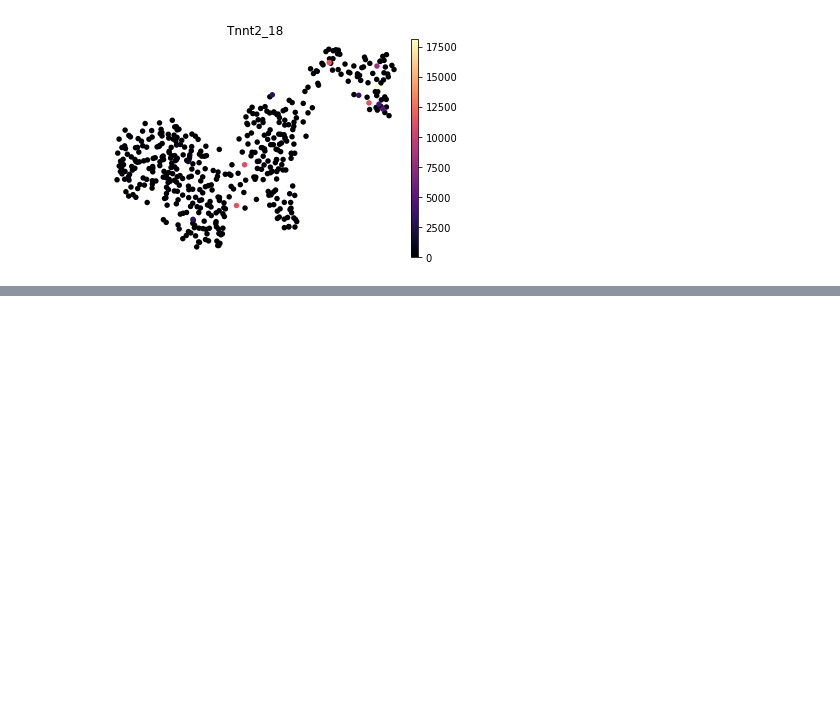
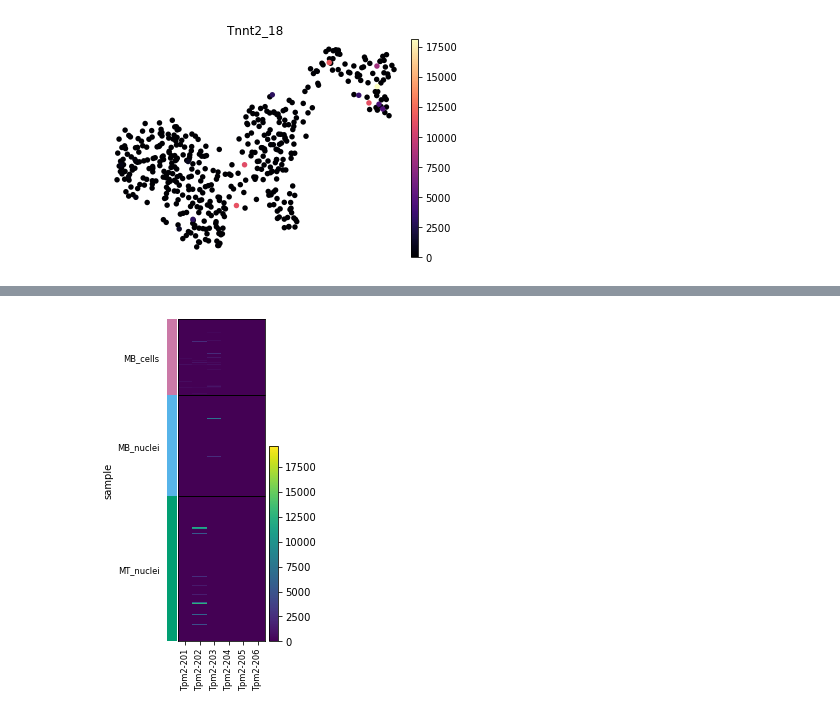
Before and after one commit to mortazavilab/swan_vis, a Jupyter notebook: tutorials/scanpy_compatibility.ipynb, the cells around one changed output, grey strips where cells are left out. Cells and saved outputs as stored; diff of their text form; code cells hidden in the pictures; blank space fills up the shorter version.

```diff
--- a/faqs/scanpy_integration.ipynb
+++ b/tutorials/scanpy_compatibility.ipynb
@@ -68,0 +156,8 @@ sc.pl.umap(sg.tes_adata,
+# %%
+mp = sc.pl.heatmap(sg.adata,
+              var_names=tpm2_known_isos,
+              layer='tpm',
+              groupby='sample',
+              gene_symbols='tname')
+# %% [output]
+[figure, added]
```
Also changed, not shown: parts of 24 cells of this notebook, 12 other files.
